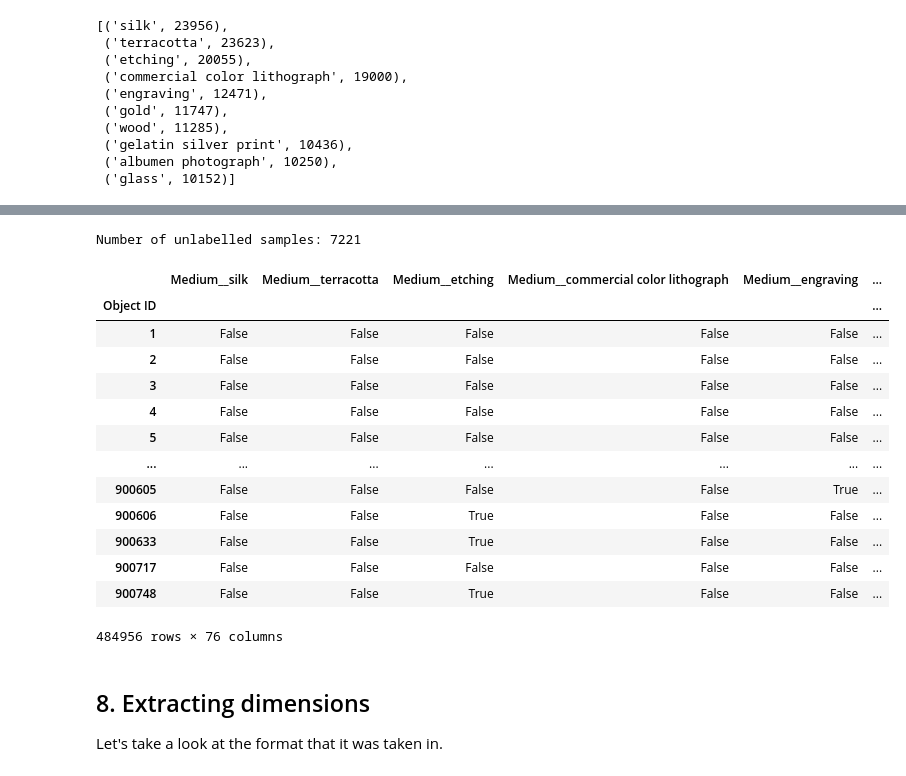
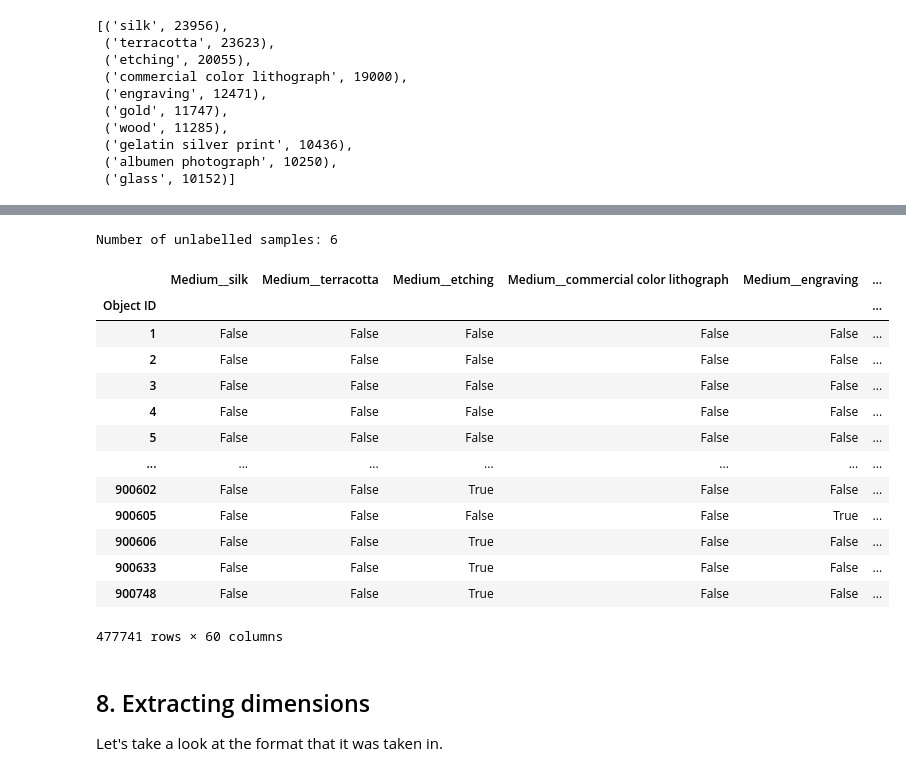
Before and after one commit to ZhigaMason/University, a Jupyter notebook: 01/01_homework.ipynb, the cells around one changed output, grey strips where cells are left out. Saved outputs shown, nothing was run; the diff lists cells and outputs as text; code cells hidden in the pictures.

```diff
--- a/01/01_homework.ipynb
+++ b/01/01_homework.ipynb
@@ -43,8 +43,8 @@ import seaborn as sns
 ## 1. Downloading the dataset
 We will download it via url (hoping it will not change in next two monthes [30.09]). Either way it will be downloaded and read by pandas
 # %%
-# url = 'https://github.com/metmuseum/openaccess/raw/refs/heads/master/MetObjects.csv?download='
-df = pd.read_csv('MetObjects.csv', index_col='Object ID')
+url = 'https://github.com/metmuseum/openaccess/raw/refs/heads/master/MetObjects.csv?download='
+df = pd.read_csv(url, index_col='Object ID')
 df.head()
 # %% [output]
 |  | Object Number | Is Highlight | Is Timeline Work | Is Public Domain | Gallery Number | Department | ... |
@@ -438,0 +432,7 @@ Name: AccessionYear, Length: 484956, dtype: datetime64[ns]
+# %%
+pure_year = pd.to_datetime(col.str.strip().str.extract(r'^(\d{4})\.?\d?$', expand=False))
+datetime = pd.to_datetime(col.str.strip().str.extract(r'^(\d{4}-\d{2}-\d{2})', expand=False))
+new_col = pd.to_datetime(pd.Series(index=col.index)).fillna(pure_year).fillna(datetime)
+new_col.hist()
+display(new_col[[504495, 286850]])
+new_col
@@ -803,0 +819,4 @@ Name: count, Length: 65907, dtype: int64
+# %%
+df = df.loc[col.notna()]
+col = df['Medium']
+display(col.info())
@@ -849,7 +894,7 @@ Number of distinct mediums: 52515 Number of records: 637184
  ('albumen photograph', 10250),
  ('glass', 10152)]
 # %%
-M = 75
+M = 60
 
 for med, _ in medium_counter.most_common(M):
     print(f"Processing {med}...")
@@ -899,25 +929,23 @@ Processing chromogenic print...
 # %%
 medium_cols = [f'Medium__{med}' for med, _ in medium_counter.most_common(M)]
-df['Medium__NOLABEL'] = ~df[medium_cols].T.any()
-medium_cols.append('Medium__NOLABEL')
-print(f"Number of unlabelled samples: {df['Medium__NOLABEL'].sum()}")
+print(f"Number of unlabelled samples: {(~df[medium_cols].T.any()).sum()}")
 df[medium_cols]
 # %% [output]
-Number of unlabelled samples: 7221
+Number of unlabelled samples: 6
 |  | Medium__silk | Medium__terracotta | Medium__etching | Medium__commercial color lithograph | Medium__engraving | ... |
 | Object ID |  |  |  |  |  | ... |
 | 1 | False | False | False | False | False | ... |
 | 2 | False | False | False | False | False | ... |
 | 3 | False | False | False | False | False | ... |
 | 4 | False | False | False | False | False | ... |
 | 5 | False | False | False | False | False | ... |
 | ... | ... | ... | ... | ... | ... | ... |
+| 900602 | False | False | True | False | False | ... |
 | 900605 | False | False | False | False | True | ... |
 | 900606 | False | False | True | False | False | ... |
 | 900633 | False | False | True | False | False | ... |
-| 900717 | False | False | False | False | False | ... |
 | 900748 | False | False | True | False | False | ... |
-484956 rows × 76 columns
+477741 rows × 60 columns
 # %% [markdown]
 ## 8. Extracting dimensions
 
```
Also changed, not shown: parts of 33 cells of this notebook.
